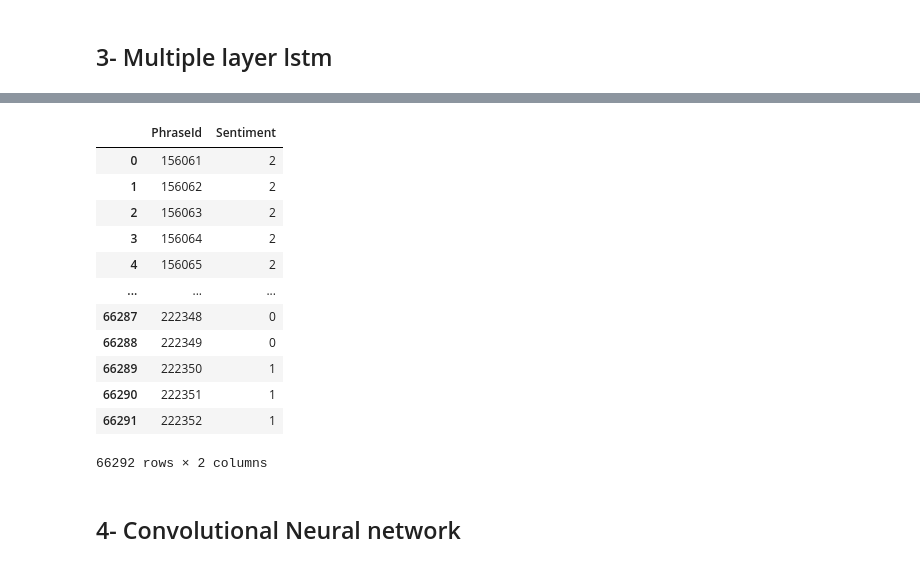
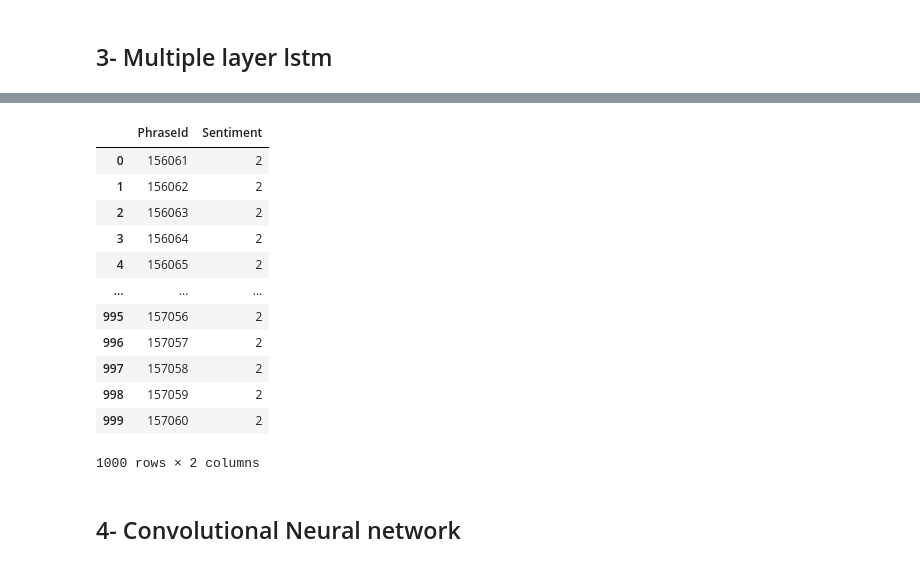
Before and after one commit to zceihzi/AMLSII_final_assignment, a Jupyter notebook: amls-ii-assignment.ipynb, the cells around one changed output, grey strips where cells are left out. Drawn from its saved outputs; the diff is of its cells as text; code cells hidden in the pictures.

```diff
--- a/amls-ii-assignment.ipynb
+++ b/amls-ii-assignment.ipynb
@@ -8,6 +99,10 @@ df_submission = load_sub_data()
 df_submission = df_submission
 df_train = load_train_data()
 df_train = df_train
+
+
+df_submission = df_submission[0:1000]
+df_train=df_train[0:1000]
 # %%
 plot_class_distribution(df_train["sentiment"])
 # %% [output]
@@ -23,8 +118,8 @@ Name: sentiment, dtype: int64
 # %% [markdown]
 ### Data cleaning
 # %%
-df_train = data_cleaning(df_train)
-df_submission = data_cleaning(df_submission)
+# df_train = data_cleaning(df_train)
+# df_submission = data_cleaning(df_submission)
 # %% [markdown]
 ### Transformation to TF-IDF features
 # %%
@@ -317,7 +453,7 @@ model = train_deep_model(model,
                         BATCH_SIZE = 128,
                         EPOCHS = 13,
                         plot=True,
-                        callback=True,
+                        callback=False,
                         model_name= model_name )
 # %% [output]
 Epoch 1/13
@@ -356,20 +492,20 @@ weighted avg       0.66      0.67      0.66     23410
 # %%
-submission = generate_submission(model,X_submission,model_name)
+submission = generate_submission(model,X_submission,df_submission,model_name,False)
 submission
 # %% [output]
 |  | PhraseId | Sentiment |
 | 0 | 156061 | 2 |
 | 1 | 156062 | 2 |
 | 2 | 156063 | 2 |
 | 3 | 156064 | 2 |
 | 4 | 156065 | 2 |
 | ... | ... | ... |
-| 66287 | 222348 | 0 |
-| 66288 | 222349 | 0 |
-| 66289 | 222350 | 1 |
-| 66290 | 222351 | 1 |
-| 66291 | 222352 | 1 |
+| 995 | 157056 | 2 |
+| 996 | 157057 | 2 |
+| 997 | 157058 | 2 |
+| 998 | 157059 | 2 |
+| 999 | 157060 | 2 |
-66292 rows × 2 columns
+1000 rows × 2 columns
 # %% [markdown]
 ## 4- Convolutional Neural network
 # %%
```
Also changed, not shown: parts of 40 cells of this notebook, 2 other files.
